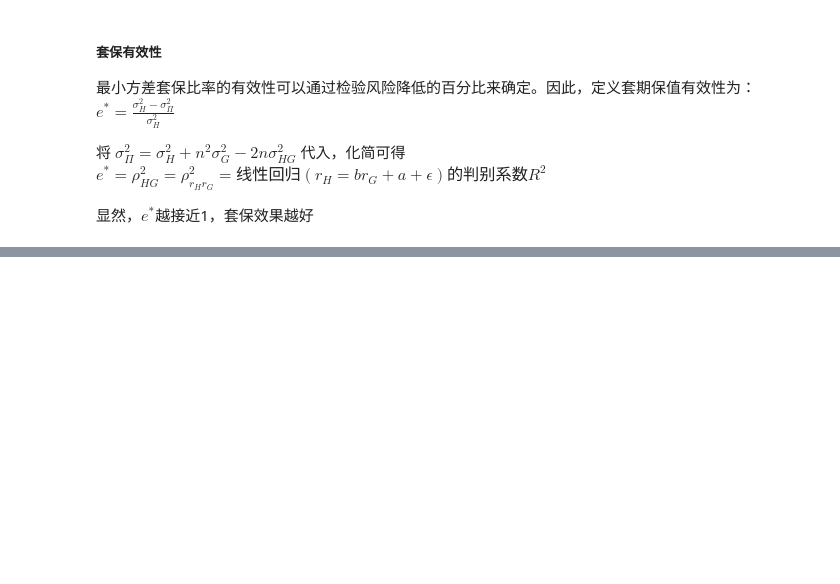
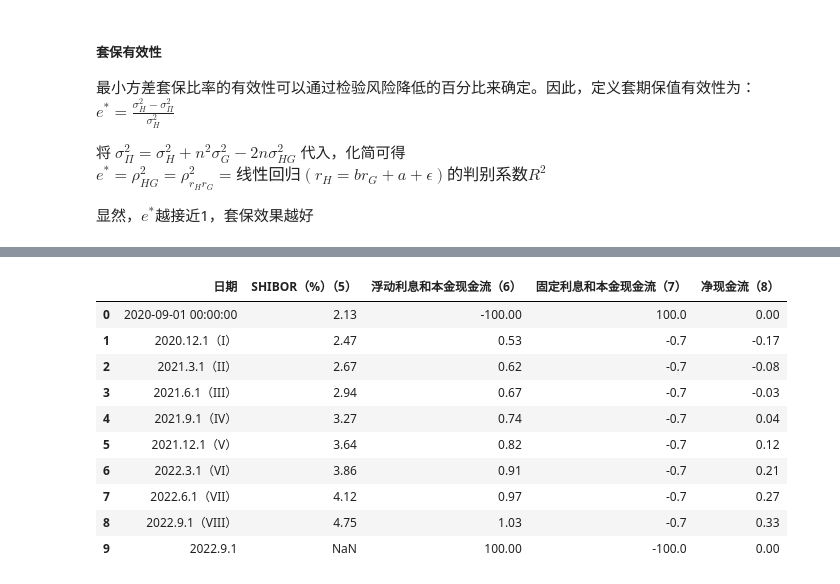
Before and after one commit to Zoroastrian-nova/FE_XMU2022, a Jupyter notebook: note.ipynb, the cells around one changed output, grey strips where cells are left out. Cells and saved outputs as stored; diff of their text form; code cells hidden in the pictures; blank space fills up the shorter version.

```diff
--- a/note.ipynb
+++ b/note.ipynb
@@ -565,0 +1196,16 @@ $\sigma_{\Pi}^{2} = \sigma_{H}^{2} + n^{2}\sigma_{G}^{2} - 2n \sigma_{HG}^{2}$
+# %%
+import pandas as pd
+long_cf = pd.read_excel('FE07.xlsx')
+long_cf
+# %% [output]
+|  | 日期 | SHIBOR（%）（5） | 浮动利息和本金现金流（6） | 固定利息和本金现金流（7） | 净现金流（8） |
+| 0 | 2020-09-01 00:00:00 | 2.13 | -100.00 | 100.0 | 0.00 |
+| 1 | 2020.12.1（I） | 2.47 | 0.53 | -0.7 | -0.17 |
+| 2 | 2021.3.1（II） | 2.67 | 0.62 | -0.7 | -0.08 |
+| 3 | 2021.6.1（III） | 2.94 | 0.67 | -0.7 | -0.03 |
+| 4 | 2021.9.1（IV） | 3.27 | 0.74 | -0.7 | 0.04 |
+| 5 | 2021.12.1（V） | 3.64 | 0.82 | -0.7 | 0.12 |
+| 6 | 2022.3.1（VI） | 3.86 | 0.91 | -0.7 | 0.21 |
+| 7 | 2022.6.1（VII） | 4.12 | 0.97 | -0.7 | 0.27 |
+| 8 | 2022.9.1（VIII） | 4.75 | 1.03 | -0.7 | 0.33 |
+| 9 | 2022.9.1 | NaN | 100.00 | -100.0 | 0.00 |
```
Also changed, not shown: parts of 98 cells of this notebook.
